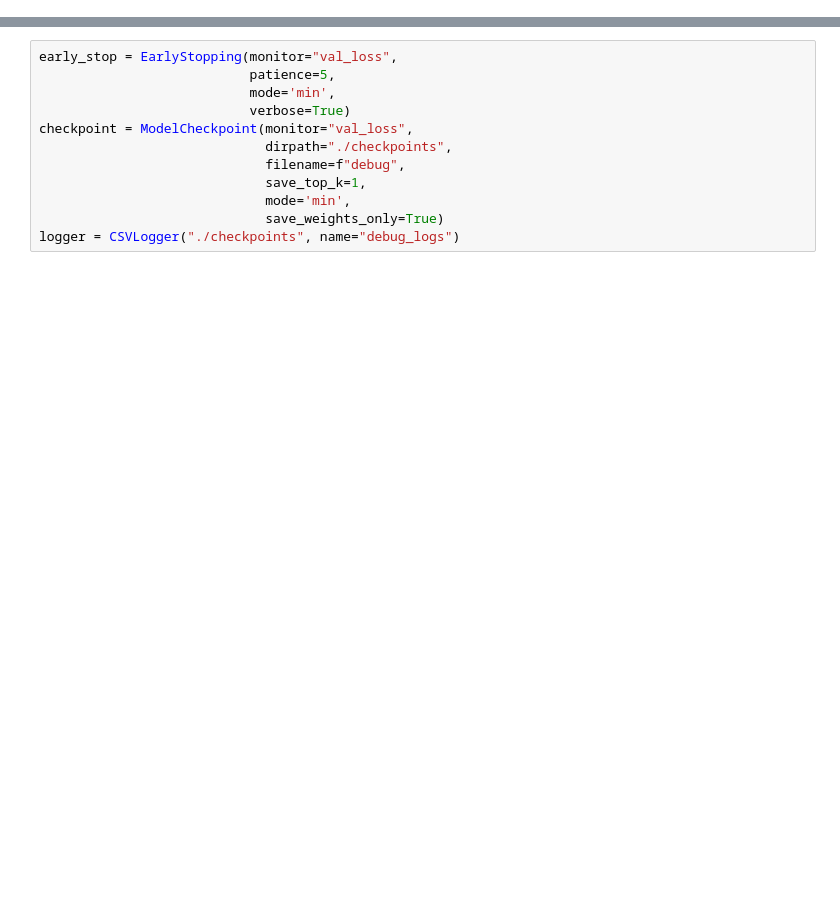
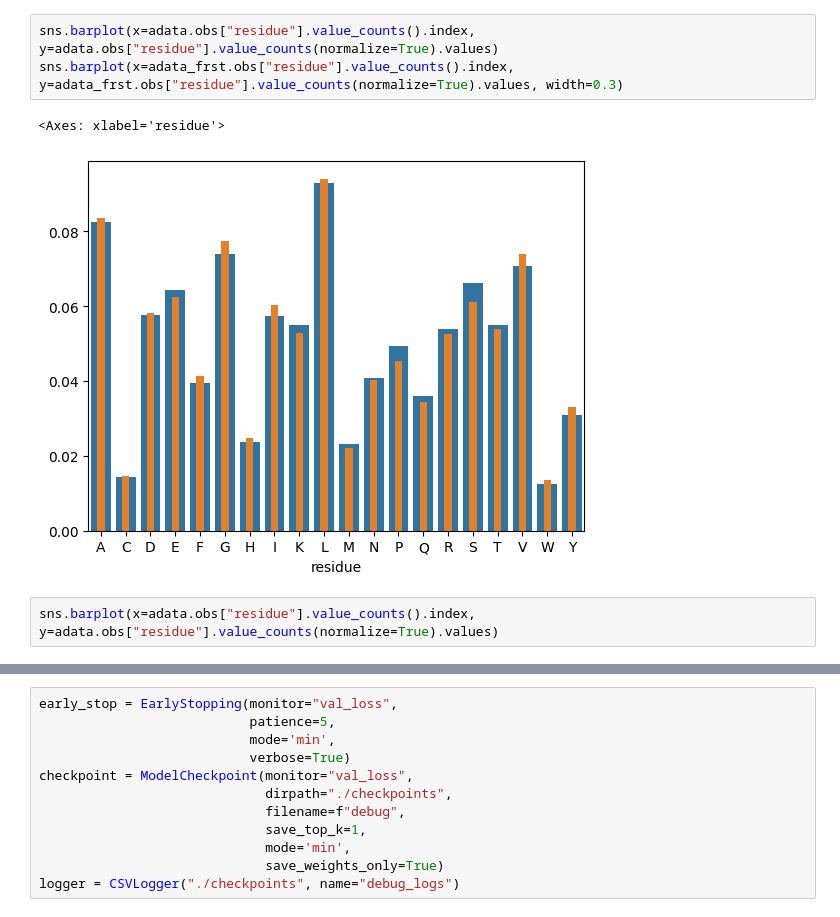
Before and after one commit to leuschjanphilipp/FrustrAI-Seq, a Jupyter notebook: notebooks/debug.ipynb, the cells around one changed output, grey strips where cells are left out. Drawn from its saved outputs; the diff is of its cells as text; blank space fills up the shorter version.

```diff
--- a/notebooks/debug.ipynb
+++ b/notebooks/debug.ipynb
@@ -31,0 +165,8 @@ df.head(2)
+# %%
+sns.barplot(x=adata.obs["residue"].value_counts().index, y=adata.obs["residue"].value_counts(normalize=True).values)
+sns.barplot(x=adata_frst.obs["residue"].value_counts().index, y=adata_frst.obs["residue"].value_counts(normalize=True).values, width=0.3)
+# %% [output]
+<Axes: xlabel='residue'>
+[figure, added]
+# %%
+sns.barplot(x=adata.obs["residue"].value_counts().index, y=adata.obs["residue"].value_counts(normalize=True).values)
```
Also changed, not shown: parts of 49 cells of this notebook, 8 other files.
